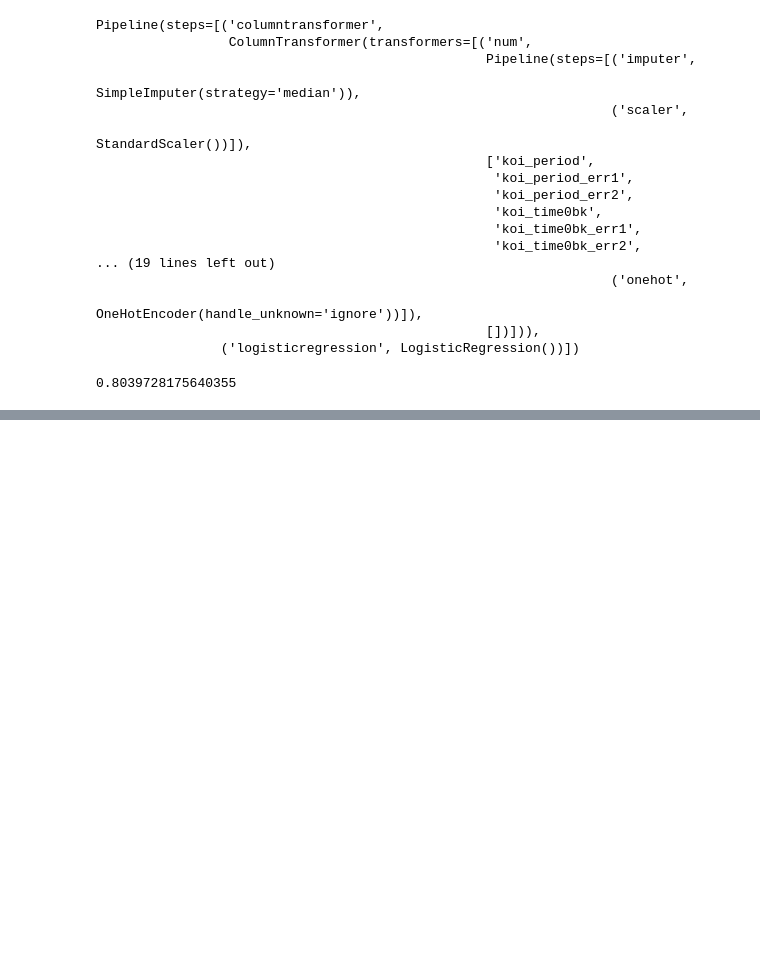
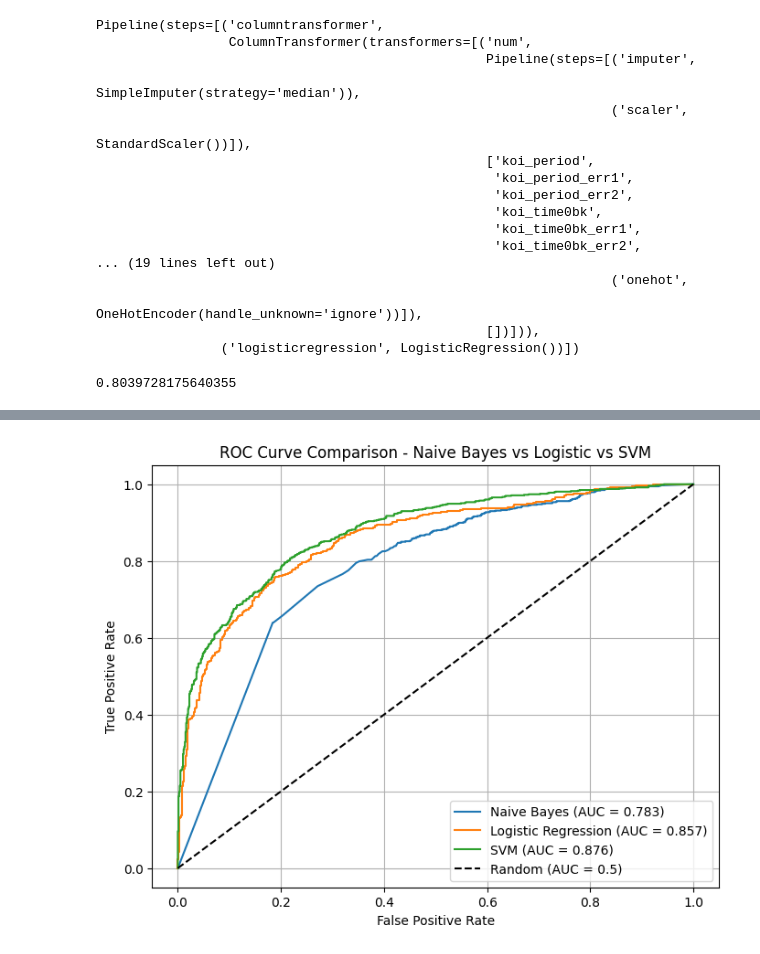
Before and after one commit to Edible-o7/Machine-Learning, a Jupyter notebook: Exoplanets.ipynb, the cells around one changed output, grey strips where cells are left out. Saved outputs shown, nothing was run; the diff lists cells and outputs as text; code cells hidden in the pictures; blank space fills up the shorter version.

```diff
--- a/Exoplanets.ipynb
+++ b/Exoplanets.ipynb
@@ -243,0 +332,16 @@ Confusion matrix:
+# %%
+# All 3 ROC curves on same graph
+
+plt.figure(figsize=(8,6))
+plt.plot(fpr_NB, tpr_NB, label=f'Naive Bayes (AUC = {auc_NB:.3f})')
+plt.plot(fpr_log, tpr_log, label=f'Logistic Regression (AUC = {auc_log:.3f})')
+plt.plot(fpr_SVM, tpr_SVM, label=f'SVM (AUC = {auc_SVM:.3f})')
+plt.plot([0,1], [0,1], 'k--', label='Random (AUC = 0.5)')
+plt.xlabel('False Positive Rate')
+plt.ylabel('True Positive Rate')
+plt.title('ROC Curve Comparison - Naive Bayes vs Logistic vs SVM')
+plt.legend(loc='lower right')
+plt.grid(True)
+plt.show()
+# %% [output]
+[figure, added]
```
Also changed, not shown: parts of 9 cells of this notebook.
